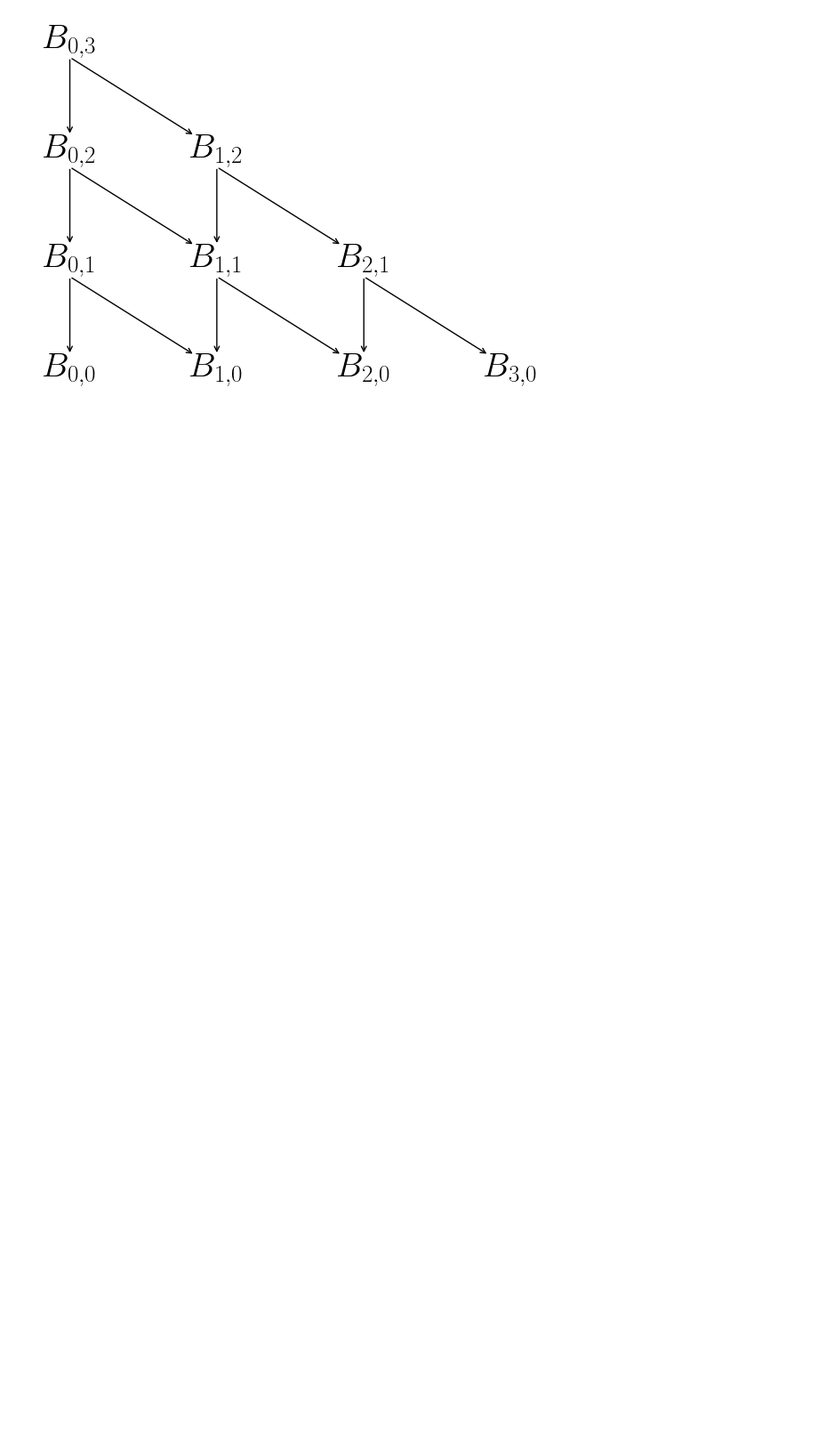
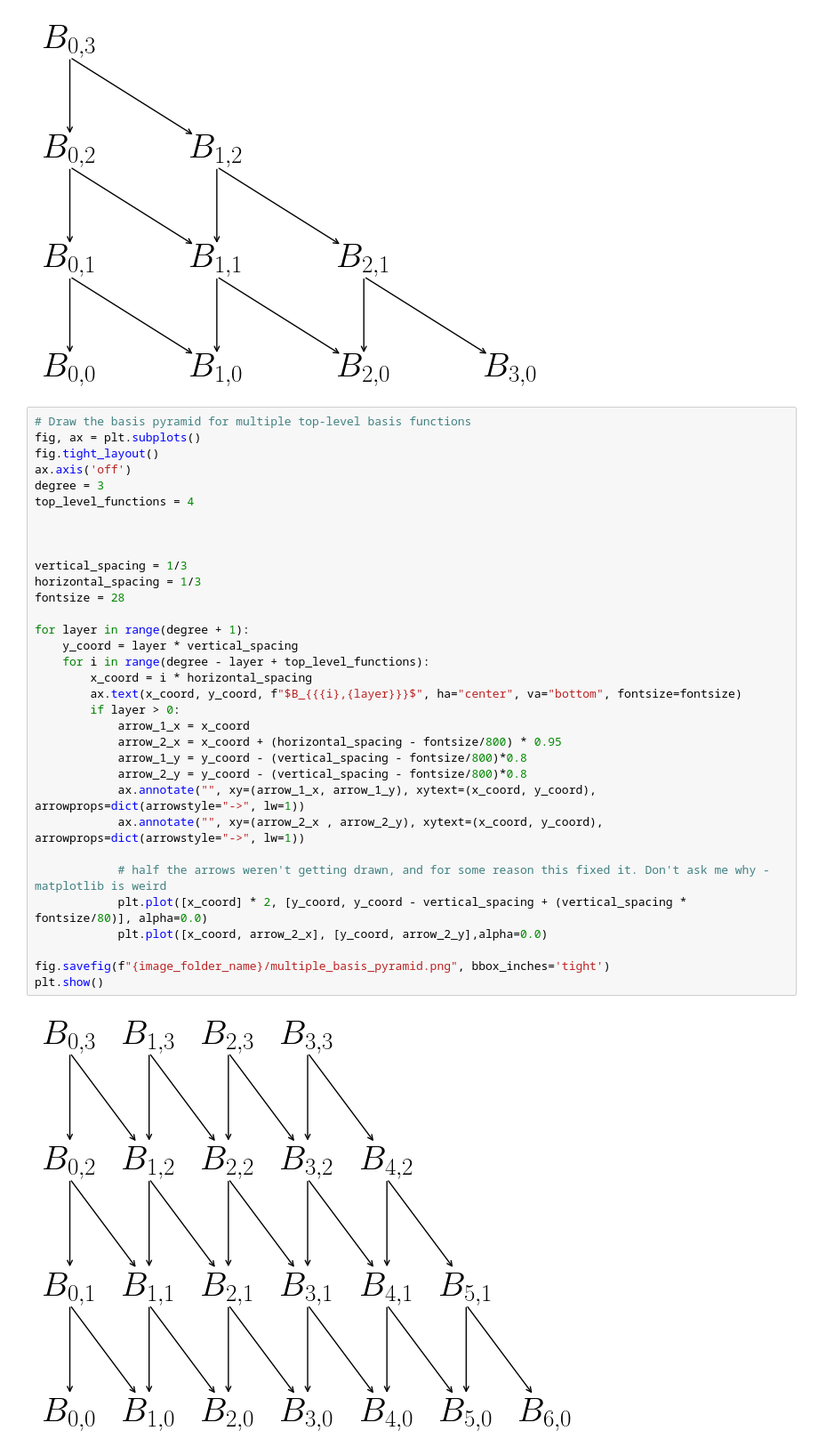
Before and after one commit to lprekon/lprekon.github.io, a Jupyter notebook: content/simd_benchmarking/simd_blogpost_graphics.ipynb, the cells around one changed output. Shown: that part at 89% size. Saved outputs shown, nothing was run; the diff lists cells and outputs as text; blank space fills up the shorter version.

Commit message:
finally correctly draws multiple basis pyramid

```diff
--- a/content/simd_benchmarking/simd_blogpost_graphics.ipynb
+++ b/content/simd_benchmarking/simd_blogpost_graphics.ipynb
@@ -222,3 +222,38 @@ plt.savefig(f"{image_folder_name}/single_basis_pyramid.png", bbox_inches='tight'
 plt.show()
 # %% [output]
 [figure]
+# %%
+# Draw the basis pyramid for multiple top-level basis functions
+fig, ax = plt.subplots()
+fig.tight_layout()
+ax.axis('off')
+degree = 3
+top_level_functions = 4
+
+
+
+vertical_spacing = 1/3
+horizontal_spacing = 1/3
+fontsize = 28
+
+for layer in range(degree + 1):
+    y_coord = layer * vertical_spacing
+    for i in range(degree - layer + top_level_functions):
+        x_coord = i * horizontal_spacing
+        ax.text(x_coord, y_coord, f"$B_{{{i},{layer}}}$", ha="center", va="bottom", fontsize=fontsize)
+        if layer > 0:
+            arrow_1_x = x_coord
+            arrow_2_x = x_coord + (horizontal_spacing - fontsize/800) * 0.95
+            arrow_1_y = y_coord - (vertical_spacing - fontsize/800)*0.8
+            arrow_2_y = y_coord - (vertical_spacing - fontsize/800)*0.8
+            ax.annotate("", xy=(arrow_1_x, arrow_1_y), xytext=(x_coord, y_coord), arrowprops=dict(arrowstyle="->", lw=1))
+            ax.annotate("", xy=(arrow_2_x , arrow_2_y), xytext=(x_coord, y_coord), arrowprops=dict(arrowstyle="->", lw=1))
+
+            # half the arrows weren't getting drawn, and for some reason this fixed it. Don't ask me why - matplotlib is weird
+            plt.plot([x_coord] * 2, [y_coord, y_coord - vertical_spacing + (vertical_spacing * fontsize/80)], alpha=0.0)
+            plt.plot([x_coord, arrow_2_x], [y_coord, arrow_2_y],alpha=0.0)
+
+fig.savefig(f"{image_folder_name}/multiple_basis_pyramid.png", bbox_inches='tight')
+plt.show()
+# %% [output]
+[figure, added]
```
